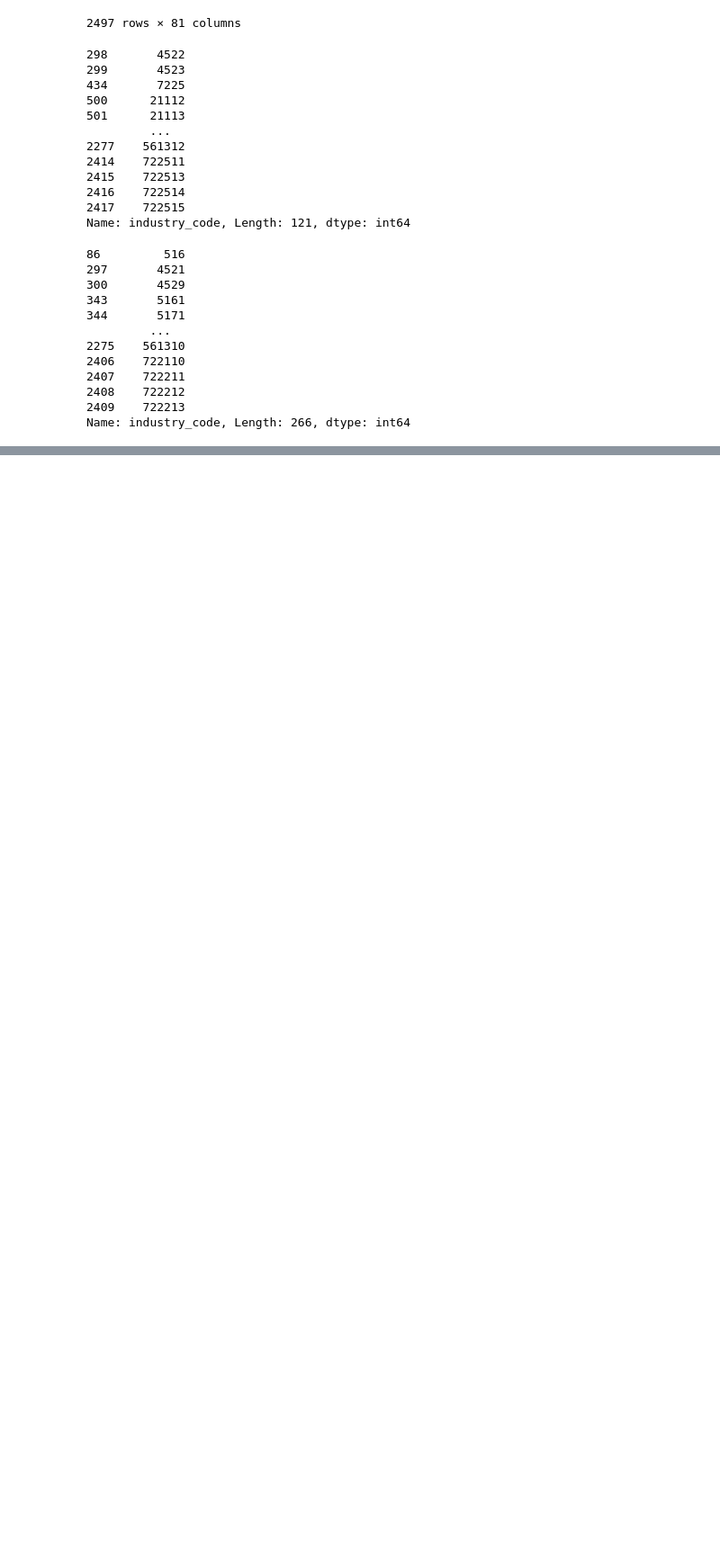
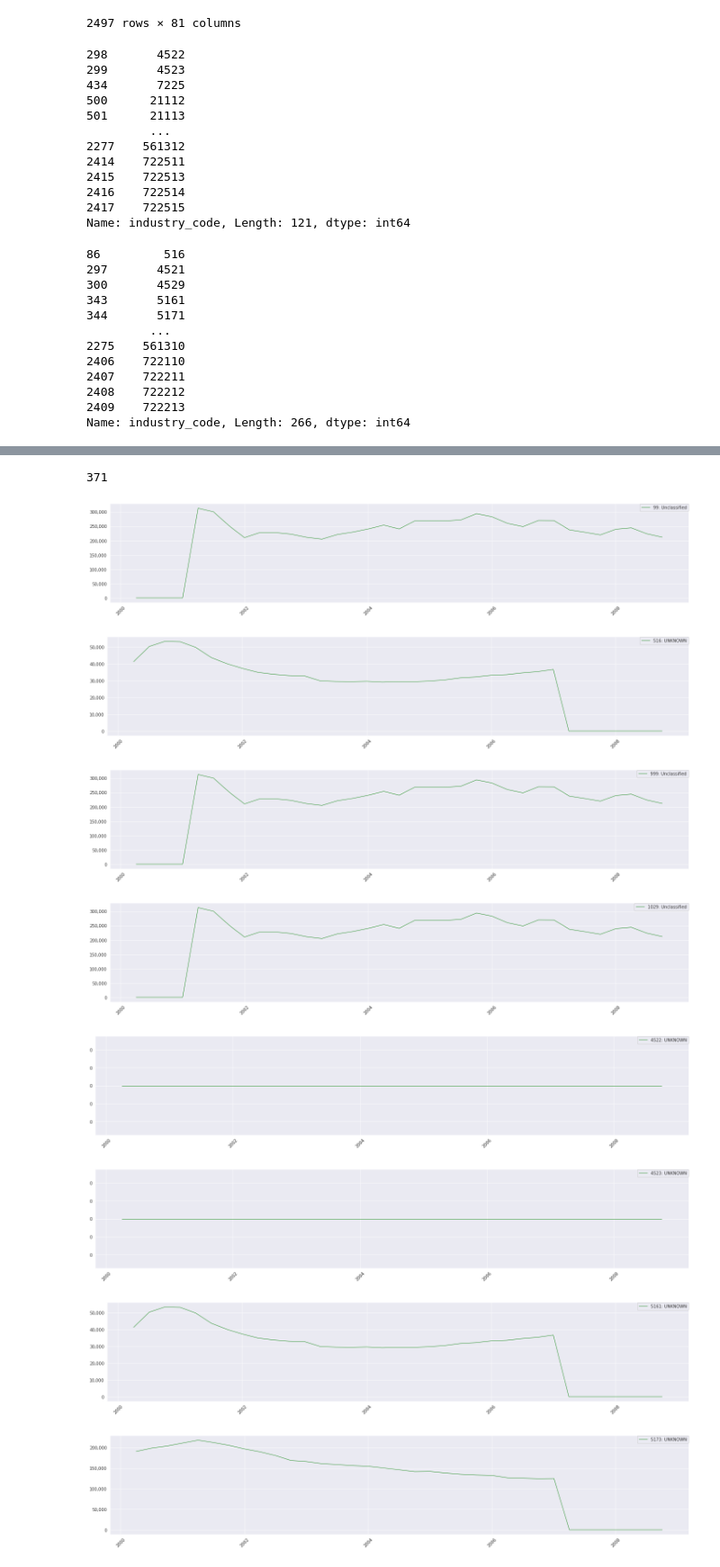
Before and after one commit to cjholcomb/report-card-recession, a Jupyter notebook: src/industry_shifts.ipynb, the cells around one changed output, grey strips where cells are left out. Shown at 90% size. Cells and saved outputs as stored; diff of their text form; code cells hidden in the pictures; blank space fills up the shorter version.

```diff
--- a/src/industry_shifts.ipynb
+++ b/src/industry_shifts.ipynb
@@ -4,6 +4,9 @@ from helper_functions import *
 from produce_datasets import*
 import numpy as np
 import pandas as pd
+import seaborn as sns
+sns.set_style('darkgrid')
+import matplotlib.ticker as mtick
 # %%
 def add_qtrid(df):
     '''
@@ -122,0 +146,12 @@ Name: industry_code, Length: 266, dtype: int64
+# %%
+zeroes ={}
+for index, row in df.iterrows():
+    if not np.prod(row[1:]):
+        key = (int(row['industry_code']))
+        if key in industry_titles.keys():
+            zeroes[key] = industry_titles[key]
+        else:
+            zeroes[key] = 'UNKNOWN'
+print(len(zeroes))
+# %% [output]
+371
@@ -122,0 +161,24 @@ Name: industry_code, Length: 266, dtype: int64
+# %%
+df.set_index('industry_code', inplace = True)
+# %%
+for k, v in zeroes.items():
+    if k > 0 and k < 10000:
+        fig, ax = plt.subplots(figsize = (20, 4))
+        ax.plot(df.columns[0:35], df.loc[k][0:35], color = 'green', linewidth = 1, alpha = 0.8, label = str(k) + ': ' + v)
+        ax.tick_params(axis='both', which='major', labelsize=10)
+        ax.tick_params(axis='both', which='minor', labelsize=10)
+        ax.ticklabel_format(style = 'plain', axis = 'y', scilimits = (9, -1));
+        ax.get_yaxis().set_major_formatter(mtick.FuncFormatter(lambda x, p: format(int(x), ',')))
+        ax.legend(fancybox = True, borderaxespad=0)
+        plt.xticks(rotation=45)
+        plt.tight_layout()
+        # cont = input('Press Enter to Continue')
+# %% [output]
+[figure, added]
+[figure, added]
+[figure, added]
+[figure, added]
+[figure, added]
+[figure, added]
+[figure, added]
+[figure, added]
```
Also changed, not shown: parts of 5 cells of this notebook, 6 other files.
